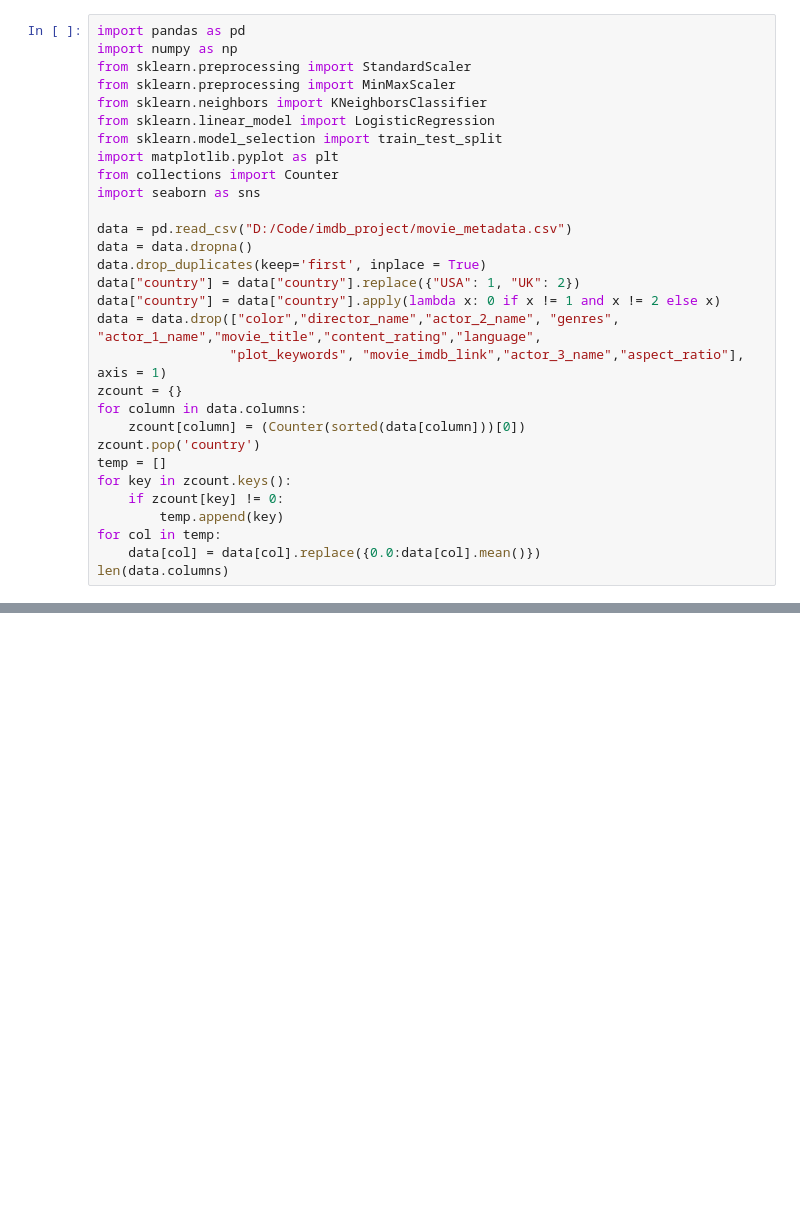
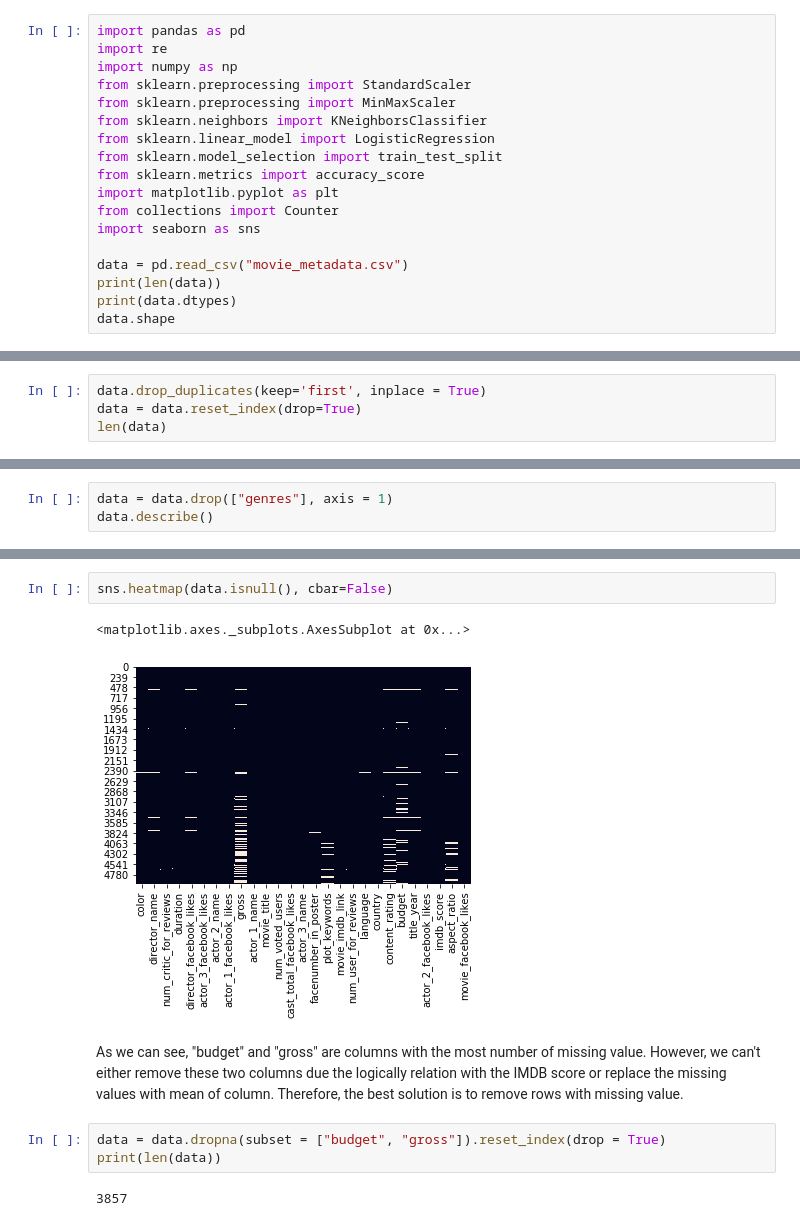
Before and after one commit to mamun-av/IMDB-classification-project, a Jupyter notebook: imdb_classification.ipynb, the cells around one changed output, grey strips where cells are left out. Saved outputs shown, nothing was run; the diff lists cells and outputs as text; blank space fills up the shorter version.

```diff
--- a/imdb_classification.ipynb
+++ b/imdb_classification.ipynb
@@ -1,31 +1,19 @@
 # %%
 import pandas as pd
+import re
 import numpy as np
 from sklearn.preprocessing import StandardScaler
 from sklearn.preprocessing import MinMaxScaler
 from sklearn.neighbors import KNeighborsClassifier
 from sklearn.linear_model import LogisticRegression
 from sklearn.model_selection import train_test_split
+from sklearn.metrics import accuracy_score
 import matplotlib.pyplot as plt
 from collections import Counter
 import seaborn as sns
 
-data = pd.read_csv("D:/Code/imdb_project/movie_metadata.csv")
-data = data.dropna()
-data.drop_duplicates(keep='first', inplace = True)
-data["country"] = data["country"].replace({"USA": 1, "UK": 2})
-data["country"] = data["country"].apply(lambda x: 0 if x != 1 and x != 2 else x)
-data = data.drop(["color","director_name","actor_2_name", "genres", "actor_1_name","movie_title","content_rating","language",
-                 "plot_keywords", "movie_imdb_link","actor_3_name","aspect_ratio"], axis = 1)
-zcount = {}
-for column in data.columns:
-    zcount[column] = (Counter(sorted(data[column]))[0])
-zcount.pop('country')
-temp = []
-for key in zcount.keys():
-    if zcount[key] != 0:
-        temp.append(key)
-for col in temp:
-    data[col] = data[col].replace({0.0:data[col].mean()})
-len(data.columns)
+data = pd.read_csv("movie_metadata.csv")
+print(len(data))
+print(data.dtypes)
+data.shape
 # %% [output]
@@ -32,0 +43,4 @@ len(data.columns)
+# %%
+data.drop_duplicates(keep='first', inplace = True)
+data = data.reset_index(drop=True)
+len(data)
@@ -32,0 +138,3 @@ len(data.columns)
+# %%
+data = data.drop(["genres"], axis = 1)
+data.describe()
@@ -32,0 +174,12 @@ len(data.columns)
+# %%
+sns.heatmap(data.isnull(), cbar=False)
+# %% [output]
+<matplotlib.axes._subplots.AxesSubplot at 0x...>
+[figure, added]
+# %% [markdown]
+As we can see, "budget" and "gross" are columns with the most number of missing value. However, we can't either remove these two columns due the logically relation with the IMDB score or replace the missing values with mean of column. Therefore, the best solution is to remove rows with missing value.
+# %%
+data = data.dropna(subset = ["budget", "gross"]).reset_index(drop = True)
+print(len(data))
+# %% [output]
+3857
```
Also changed, not shown: parts of 91 cells of this notebook.
